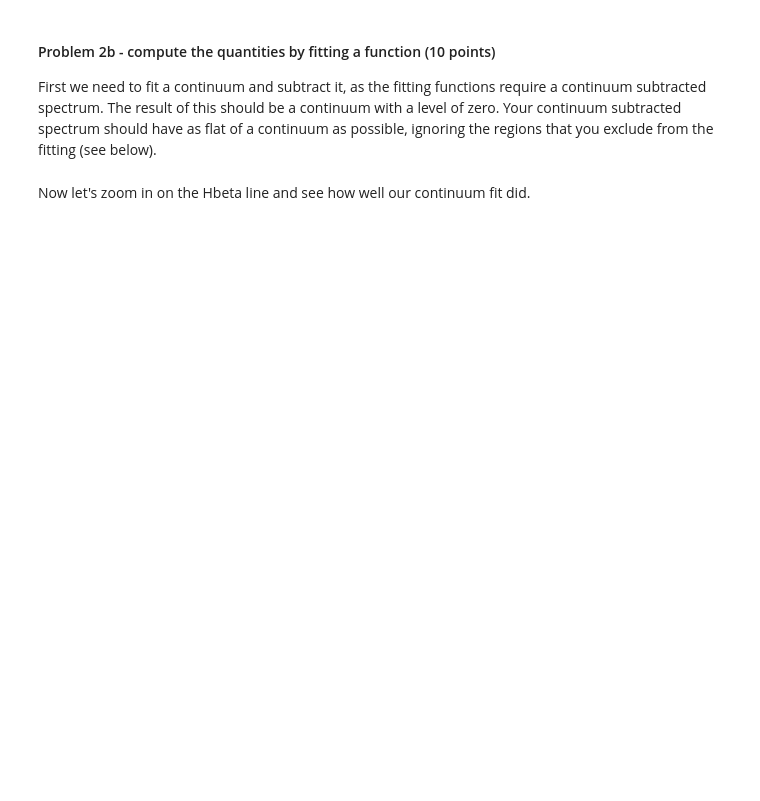
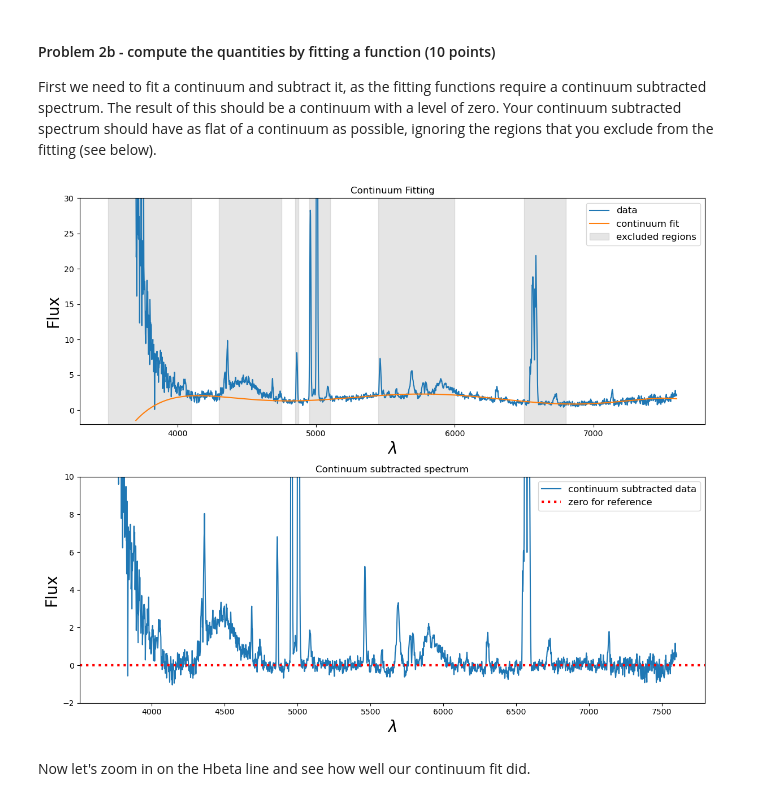
Before and after one commit to aaronreithku/Analysis_real_spectra_student, a Jupyter notebook: analysis_real_spectra.student.ipynb, the cells around one changed output. Cells and saved outputs as stored; diff of their text form; code cells hidden in the pictures; blank space fills up the shorter version.

```diff
--- a/analysis_real_spectra.student.ipynb
+++ b/analysis_real_spectra.student.ipynb
@@ -212,9 +213,9 @@ lamhigh = [4100,4750]
 #************************
 #your other regions go here.
 #a list of the lower bounds
-lamlow.extend([])
+lamlow.extend([4850,4950,5450,6500])
 #a list of the upper bounds
-lamhigh.extend([])
+lamhigh.extend([4875,5100,6000,6800])
 
 #this creates the SpectralRegion that contains all of the excluded regions
 for ilam,lam in enumerate(lamlow):
@@ -230,40 +231,42 @@ for ilam,lam in enumerate(lamlow):
 #Your continuum subtracted spectrum should
 with warnings.catch_warnings():  # Ignore warnings
     warnings.simplefilter('ignore')
-    fitted_continuum = fit_generic_continuum(specm57,exclude_regions=excl_region, median_window=  ,
-                                             model=models.Chebyshev1D(degree=  ))
+    fitted_continuum = fit_generic_continuum(specm57,exclude_regions=excl_region, median_window=1 ,
+                                             model=models.Chebyshev1D(degree=6 ))
 #this is the fitted continuum
 y_fit = fitted_continuum(specm57.wavelength)
 
 #plot the spectrum and the continuum fit
 f,(ax1,ax2) = plt.subplots(2,1,figsize=(12,10))
 ax1.plot(specm57.wavelength, specm57.flux,label='data')
 ax1.plot(specm57.wavelength, y_fit,label='continuum fit')
 ax1.set_title("Continuum Fitting")
 ax1.set_ylim(-2,30)
 ax1.set_xlabel("$\lambda$",fontsize=20)
 ax1.set_ylabel("Flux",fontsize=20)
 
 #to help you decide which regions to exclude, plot gray regions that are excluded.
 for ilam,lam in enumerate(lamlow):
-    ax1.fill_betweenx([-100,100],lamlow[ilam],x2=lamhigh[ilam],color='gray',alpha=0.2,label='exclued regions')
+    ax1.fill_betweenx([-100,100],lamlow[ilam],x2=lamhigh[ilam],color='gray',alpha=0.2,label='excluded regions')
 
     #only make the legend after the first iteration so it only makes one box
     if ilam==0:
         ax1.legend(fontsize=12)
 
 #plot the continuum subtracted spectrum
 contsubspec = specm57.flux - y_fit
 ax2.plot(specm57.wavelength, contsubspec, label='continuum subtracted data')
 ax2.set_title("Continuum subtracted spectrum")
 ax2.set_ylim(-2,10)
 ax2.axhline(0.0,color='red',linestyle=':',linewidth=3,label='zero for reference')
 ax2.set_xlabel("$\lambda$",fontsize=20)
 ax2.set_ylabel("Flux",fontsize=20)
 ax2.legend(fontsize=12)
 
 #this optimizes the spacing between the figures
 f.tight_layout()
+# %% [output]
+[figure, added]
 # %% [markdown]
 Now let's zoom in on the Hbeta line and see how well our continuum fit did.
 # %%
```
Also changed, not shown: parts of 17 cells of this notebook, 3 other files.
